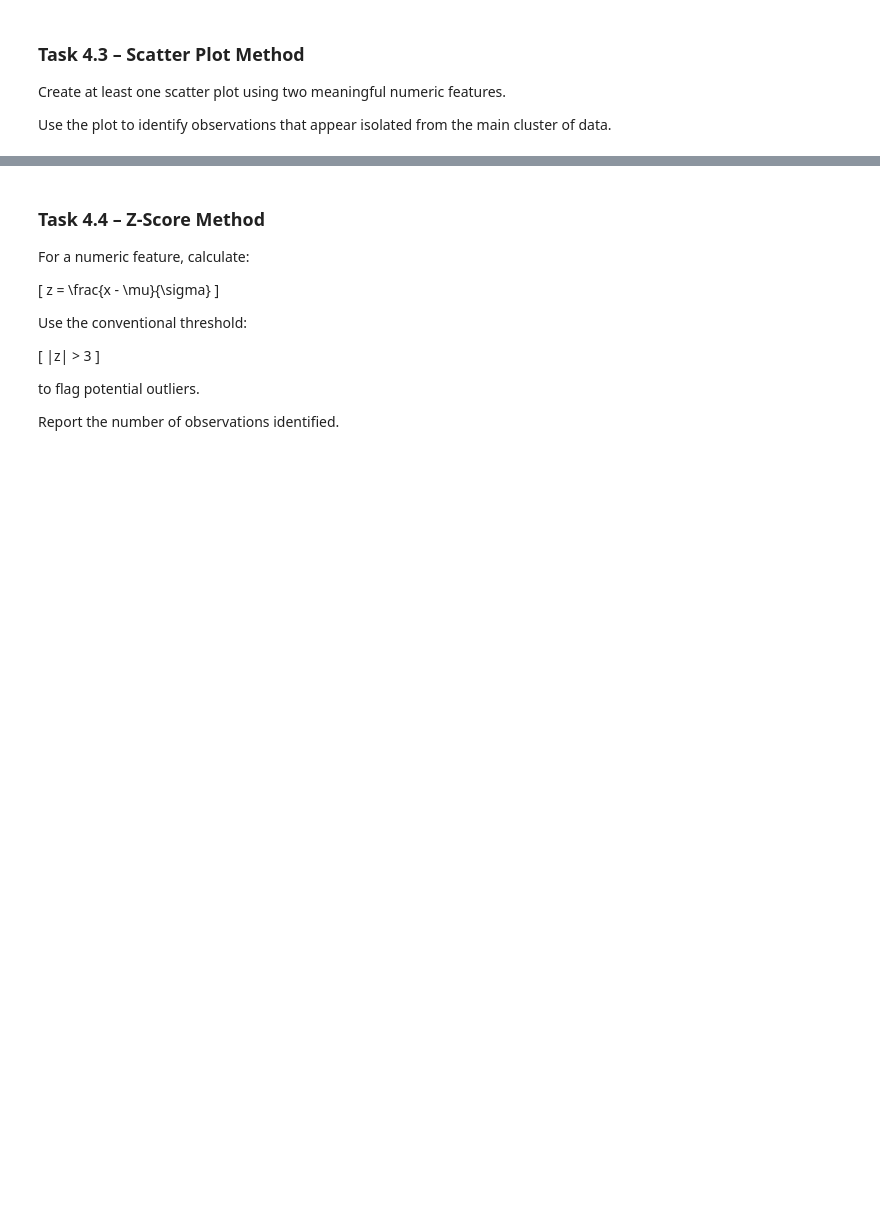
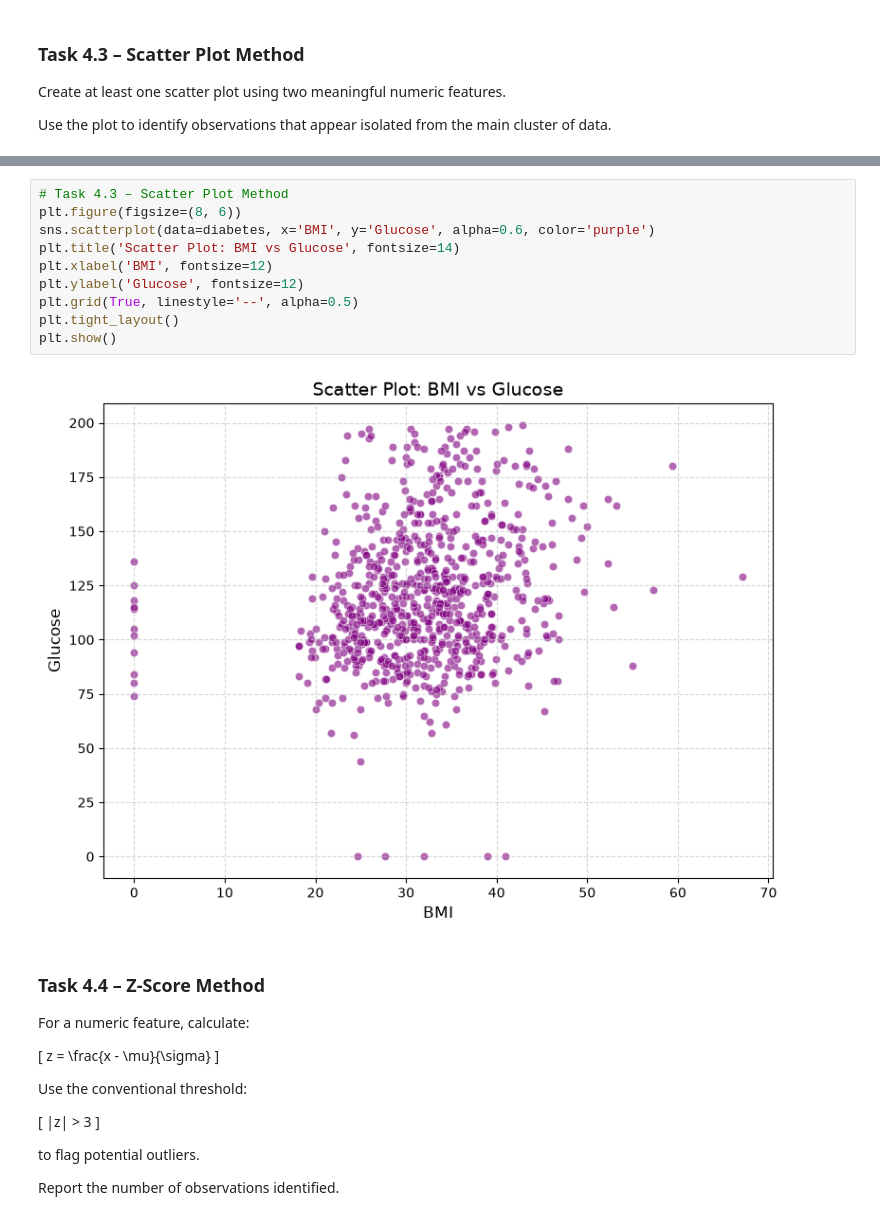
Before and after one commit to ricardo-mohammed/cleaning-imputation-outliers, a Jupyter notebook: notebooks/week5Lab_Students.ipynb, the cells around one changed output, grey strips where cells are left out. Cells and saved outputs as stored; diff of their text form; blank space fills up the shorter version.

```diff
--- a/notebooks/week5Lab_Students.ipynb
+++ b/notebooks/week5Lab_Students.ipynb
@@ -1075,3 +1354,15 @@ Use the plot to identify observations that appear isolated from the main cluster
+# %%
+# Task 4.3 – Scatter Plot Method
+plt.figure(figsize=(8, 6))
+sns.scatterplot(data=diabetes, x='BMI', y='Glucose', alpha=0.6, color='purple')
+plt.title('Scatter Plot: BMI vs Glucose', fontsize=14)
+plt.xlabel('BMI', fontsize=12)
+plt.ylabel('Glucose', fontsize=12)
+plt.grid(True, linestyle='--', alpha=0.5)
+plt.tight_layout()
+plt.show()
+# %% [output]
+[figure, added]
 # %% [markdown]
 ### **Task 4.4 – Z-Score Method**
 
```
Also changed, not shown: parts of 36 cells of this notebook, 1 other file.
